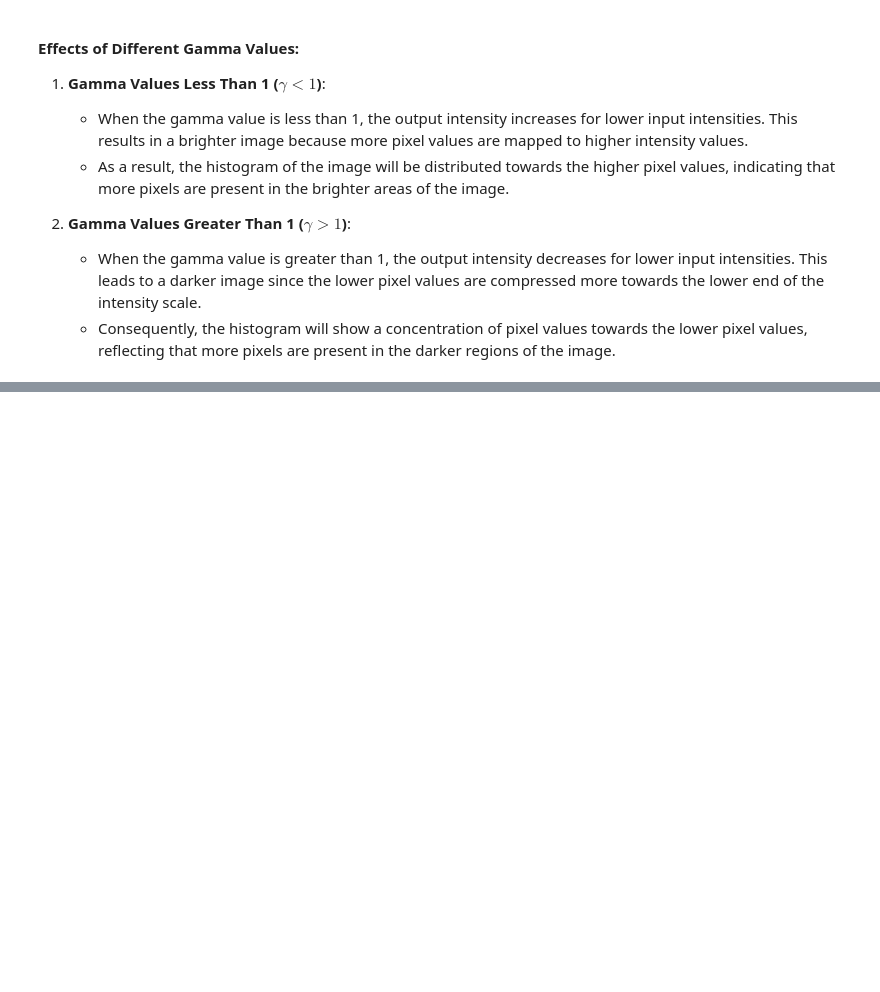
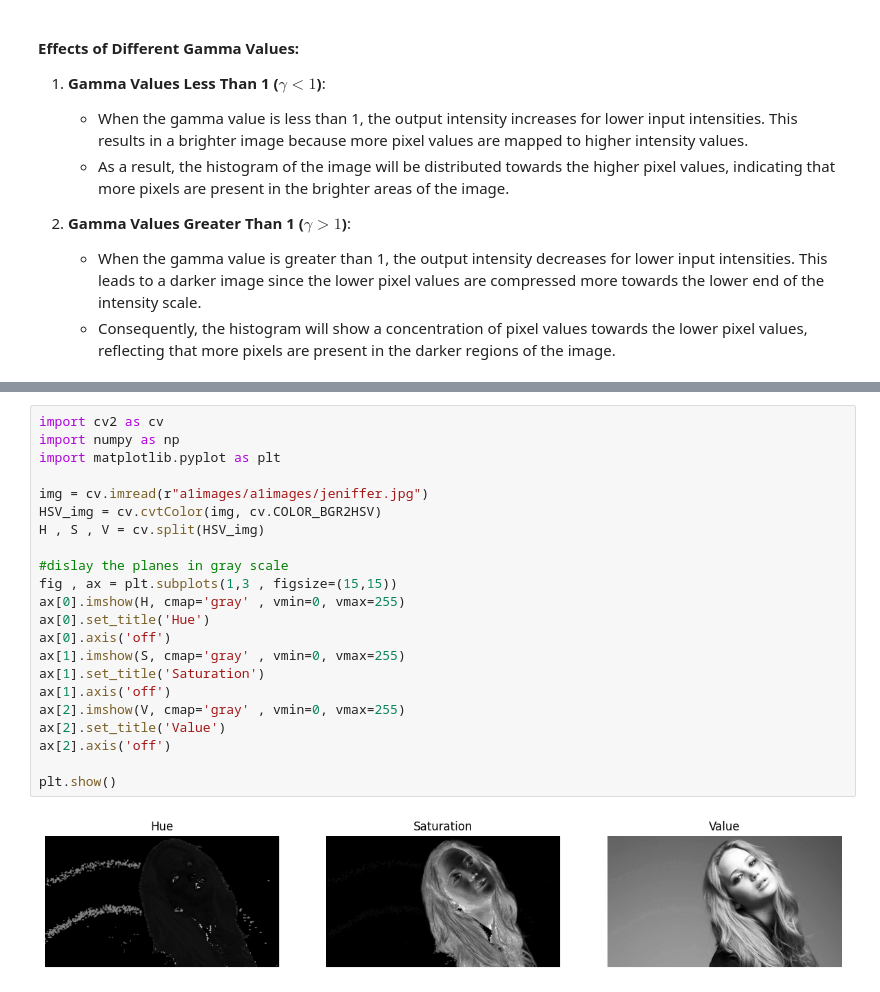
Before and after one commit to shaveenherath/Machine_Vision, a Jupyter notebook: Assignment 01/Assignment 01.ipynb, the cells around one changed output, grey strips where cells are left out. Cells and saved outputs as stored; diff of their text form; blank space fills up the shorter version.

```diff
--- a/Assignment 01/Assignment 01.ipynb
+++ b/Assignment 01/Assignment 01.ipynb
@@ -275,0 +407,24 @@ $$
+# %%
+import cv2 as cv
+import numpy as np
+import matplotlib.pyplot as plt
+
+img = cv.imread(r"a1images/a1images/jeniffer.jpg")
+HSV_img = cv.cvtColor(img, cv.COLOR_BGR2HSV)
+H , S , V = cv.split(HSV_img)
+
+#dislay the planes in gray scale
+fig , ax = plt.subplots(1,3 , figsize=(15,15))
+ax[0].imshow(H, cmap='gray' , vmin=0, vmax=255)
+ax[0].set_title('Hue')
+ax[0].axis('off')
+ax[1].imshow(S, cmap='gray' , vmin=0, vmax=255)
+ax[1].set_title('Saturation')
+ax[1].axis('off')
+ax[2].imshow(V, cmap='gray' , vmin=0, vmax=255)
+ax[2].set_title('Value')
+ax[2].axis('off')
+
+plt.show()
+# %% [output]
+[figure, added]
```
Also changed, not shown: parts of 10 cells of this notebook.
